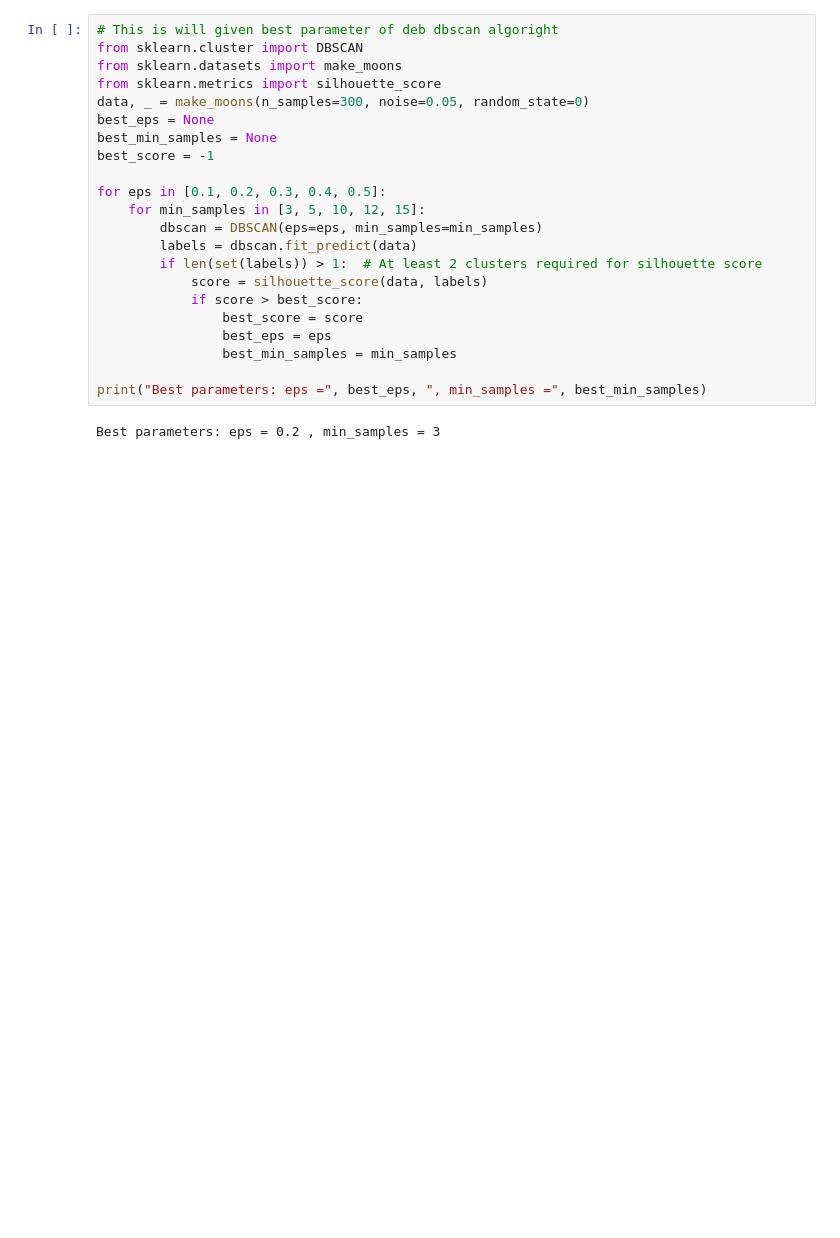
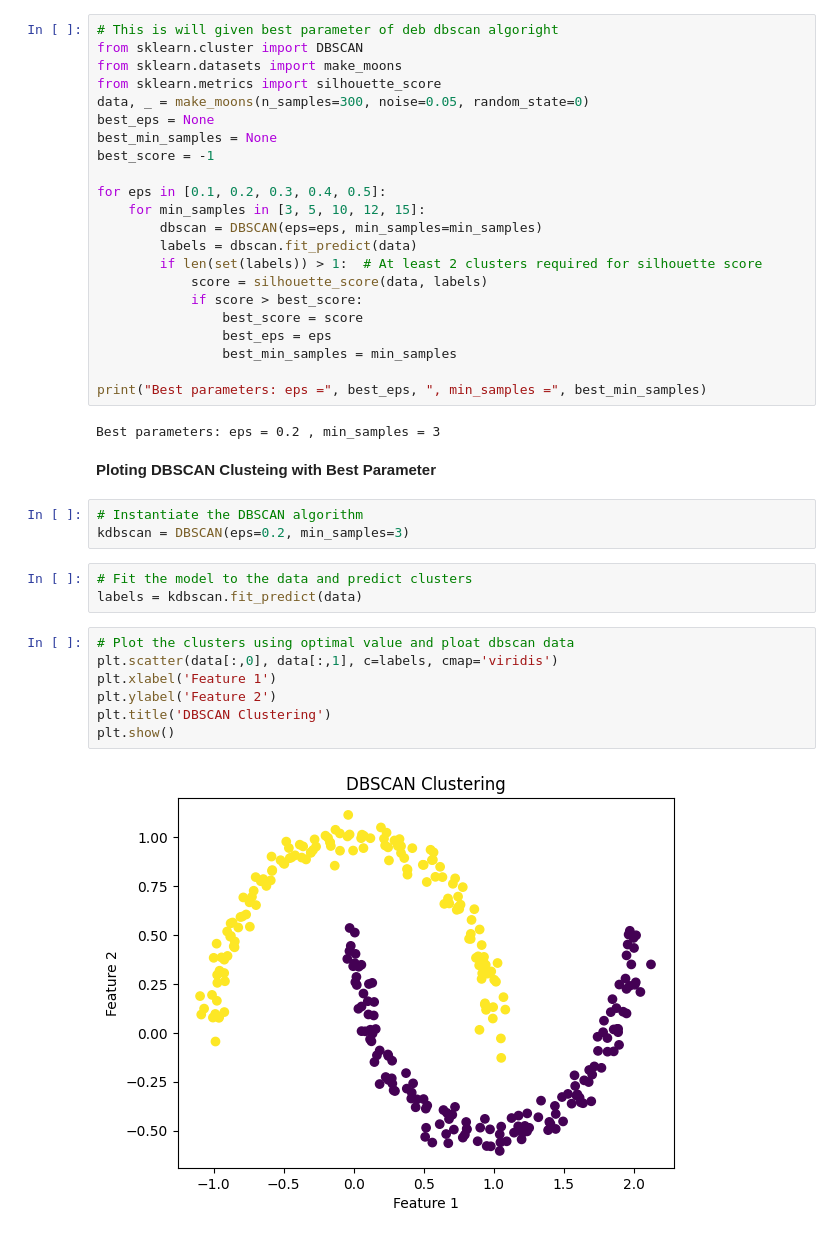
Before and after one commit to rsurendraidexcel/aiml, a Jupyter notebook: untitled0.ipynb, the cells around one changed output. Saved outputs shown, nothing was run; the diff lists cells and outputs as text; blank space fills up the shorter version.

```diff
--- a/untitled0.ipynb
+++ b/untitled0.ipynb
@@ -162,3 +162,20 @@ for eps in [0.1, 0.2, 0.3, 0.4, 0.5]:
 print("Best parameters: eps =", best_eps, ", min_samples =", best_min_samples)
 # %% [output]
 Best parameters: eps = 0.2 , min_samples = 3
+# %% [markdown]
+**Ploting DBSCAN Clusteing with Best Parameter**
+# %%
+# Instantiate the DBSCAN algorithm
+kdbscan = DBSCAN(eps=0.2, min_samples=3)
+# %%
+# Fit the model to the data and predict clusters
+labels = kdbscan.fit_predict(data)
+# %%
+# Plot the clusters using optimal value and ploat dbscan data
+plt.scatter(data[:,0], data[:,1], c=labels, cmap='viridis')
+plt.xlabel('Feature 1')
+plt.ylabel('Feature 2')
+plt.title('DBSCAN Clustering')
+plt.show()
+# %% [output]
+[figure, added]
```
